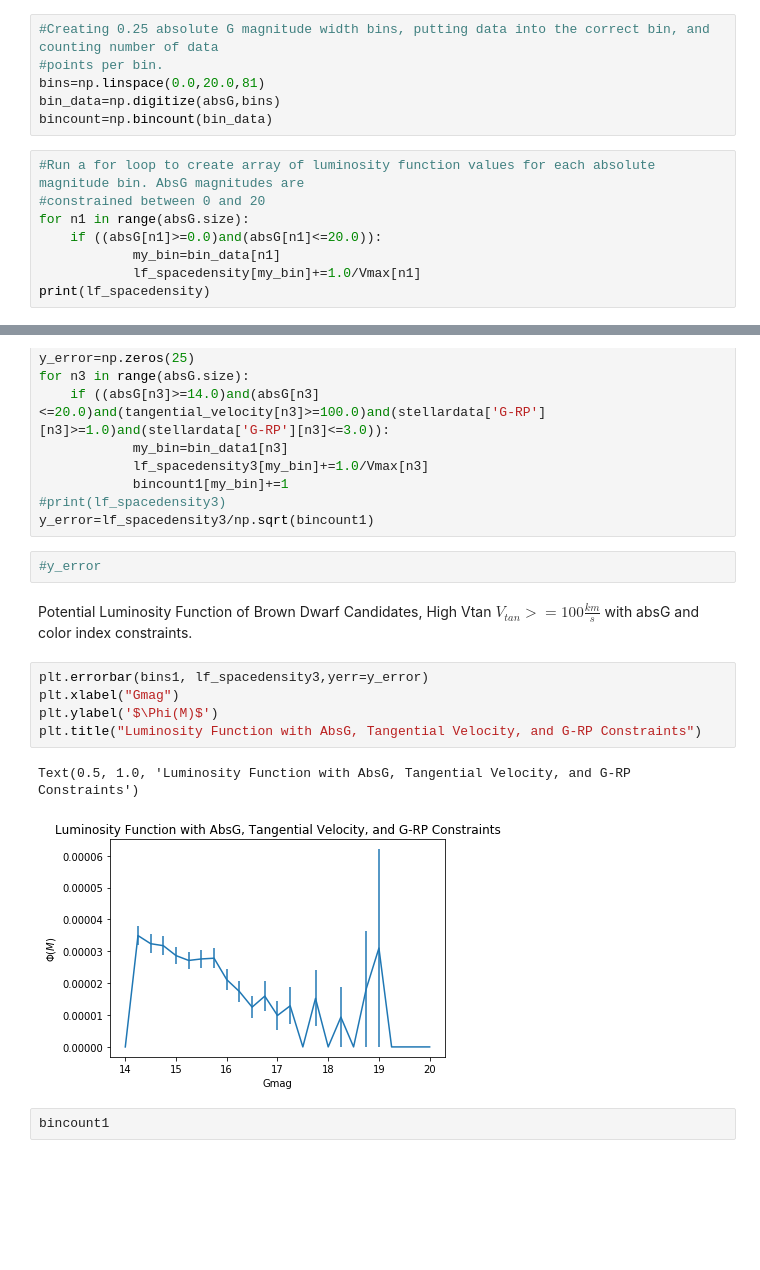
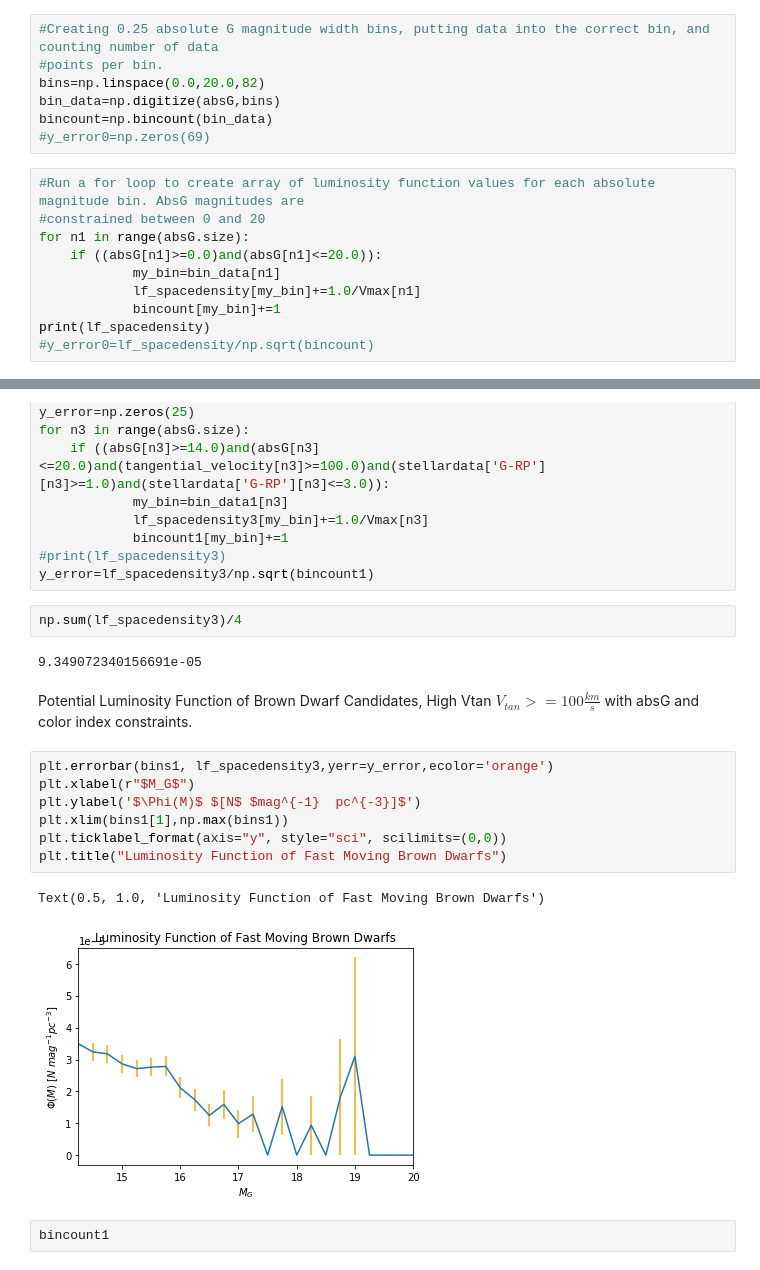
Before and after one commit to dhilligo/BDwarfLumFunction, a Jupyter notebook: GCNS Table Analysis.ipynb, the cells around one changed output, grey strips where cells are left out. Cells and saved outputs as stored; diff of their text form; blank space fills up the shorter version.

```diff
--- a/GCNS Table Analysis.ipynb
+++ b/GCNS Table Analysis.ipynb
@@ -268,9 +273,10 @@ lf_spacedensity=np.zeros(82)
 # %%
 #Creating 0.25 absolute G magnitude width bins, putting data into the correct bin, and counting number of data
 #points per bin.
-bins=np.linspace(0.0,20.0,81)
+bins=np.linspace(0.0,20.0,82)
 bin_data=np.digitize(absG,bins)
 bincount=np.bincount(bin_data)
+#y_error0=np.zeros(69)
 # %%
 #Run a for loop to create array of luminosity function values for each absolute magnitude bin. AbsG magnitudes are
 #constrained between 0 and 20
@@ -278,5 +284,7 @@ for n1 in range(absG.size):
     if ((absG[n1]>=0.0)and(absG[n1]<=20.0)):
             my_bin=bin_data[n1]
             lf_spacedensity[my_bin]+=1.0/Vmax[n1]
+            bincount[my_bin]+=1
 print(lf_spacedensity)
+#y_error0=lf_spacedensity/np.sqrt(bincount)
 # %% [output]
@@ -423,18 +411,22 @@ for n3 in range(absG.size):
             bincount1[my_bin]+=1
 #print(lf_spacedensity3)
 y_error=lf_spacedensity3/np.sqrt(bincount1)
-# %%
-#y_error
+# %%
+np.sum(lf_spacedensity3)/4
+# %% [output]
+9.349072340156691e-05
 # %% [markdown]
 Potential Luminosity Function of Brown Dwarf Candidates, High Vtan $V_{tan}>=100\frac{km}{s}$ with absG and color index constraints.
 # %%
-plt.errorbar(bins1, lf_spacedensity3,yerr=y_error)
-plt.xlabel("Gmag")
-plt.ylabel('$\Phi(M)$')
-plt.title("Luminosity Function with AbsG, Tangential Velocity, and G-RP Constraints")
+plt.errorbar(bins1, lf_spacedensity3,yerr=y_error,ecolor='orange')
+plt.xlabel(r"$M_G$")
+plt.ylabel('$\Phi(M)$ $[N$ $mag^{-1}  pc^{-3}]$')
+plt.xlim(bins1[1],np.max(bins1))
+plt.ticklabel_format(axis="y", style="sci", scilimits=(0,0))
+plt.title("Luminosity Function of Fast Moving Brown Dwarfs")
 # %% [output]
-Text(0.5, 1.0, 'Luminosity Function with AbsG, Tangential Velocity, and G-RP Constraints')
+Text(0.5, 1.0, 'Luminosity Function of Fast Moving Brown Dwarfs')
-[figure, old version]
+[figure, new version]
 # %%
 bincount1
 # %% [output]
```
Also changed, not shown: parts of 23 cells of this notebook.
